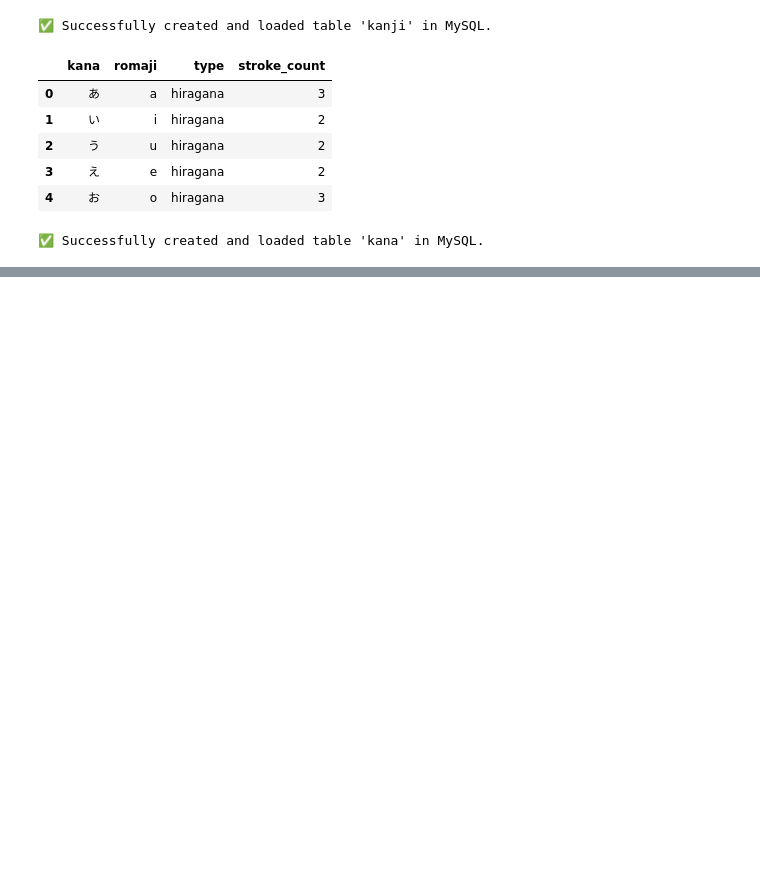
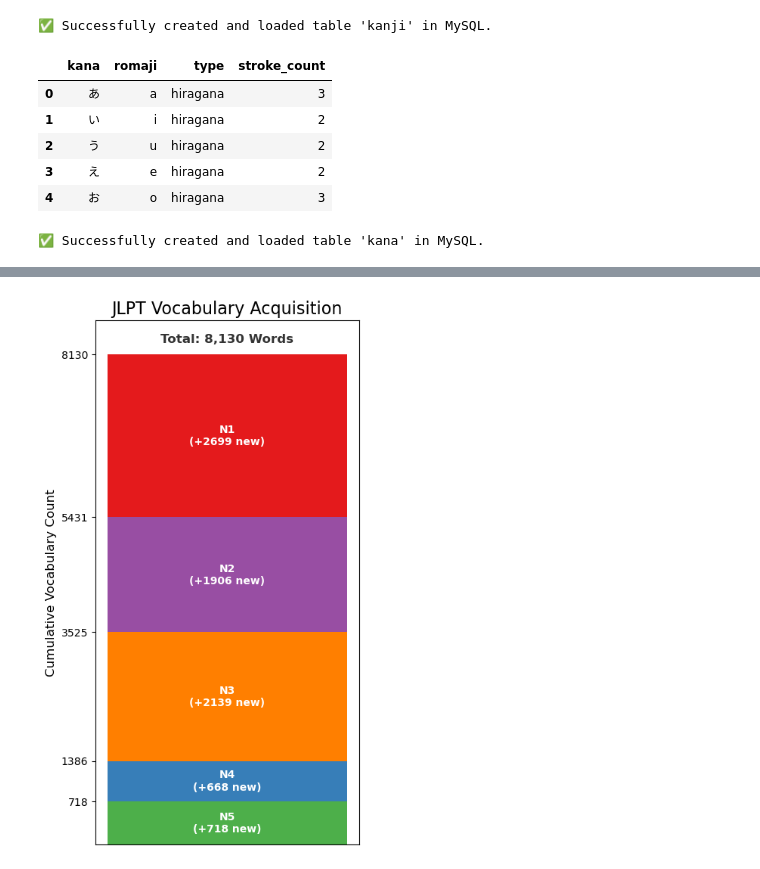
Before and after one commit to naeron75/basic-japanese-learning, a Jupyter notebook: exploration.ipynb, the cells around one changed output, grey strips where cells are left out. Cells and saved outputs as stored; diff of their text form; code cells hidden in the pictures; blank space fills up the shorter version.

```diff
--- a/exploration.ipynb
+++ b/exploration.ipynb
@@ -76,3 +41,5 @@ jlpt_df.head()
+# %%
+jlpt_df['furigana'] = jlpt_df['furigana'].fillna(jlpt_df['word'])
 # %%
 kanji_list = jlpt_df["word"].apply(
     lambda w: [c for c in w if is_kanji(c)]
@@ -396,0 +512,61 @@ except Exception as e:
+# %%
+df_raw = pd.DataFrame(jlpt_df, columns=['word', 'jlpt_level'])
+
+# Define the correct order for the levels (Crucial for correct plotting)
+level_order = ['N5', 'N4', 'N3', 'N2', 'N1']
+df_raw['jlpt_level'] = pd.Categorical(df_raw['jlpt_level'], categories=level_order, ordered=True)
+
+# Group by level and count the words to get the 'New_Words' per level
+df_processed = df_raw.groupby('jlpt_level').size().reset_index(name='New_Words')
+df_processed = df_processed.rename(columns={'jlpt_level': 'Level'})
+
+# Calculate the Cumulative Total
+df_processed['Cumulative_Total'] = df_processed['New_Words'].cumsum()
+current_total = df_processed['Cumulative_Total'].iloc[-1]
+# --- 2. Plotting the Stacked Bar Chart ---
+
+colors = ['#4daf4a', '#377eb8', '#ff7f00', '#984ea3', '#e41a1c']
+
+plt.figure(figsize=(4.5, 9))
+
+# Initialize the bottom for stacking
+current_bottom = 0
+
+for i in range(len(df_processed)):
+    level = df_processed['Level'].iloc[i]
+    new_words = df_processed['New_Words'].iloc[i]
+
+    # Plot the bar segment for the current level's new words
+    plt.bar('JLPT Vocabulary', new_words, bottom=current_bottom, color=colors[i])
+
+    # Add text label inside the bar segment for clarity
+    cumulative_count = current_bottom + new_words
+    text_y_pos = current_bottom + (new_words / 2)
+
+    # Only place label if segment is large enough
+    if new_words > current_total * 0.03:
+        plt.text('JLPT Vocabulary', text_y_pos,
+                 f'{level}\n(+{new_words} new)',
+                 ha='center', va='center', color='white', fontsize=10, fontweight='bold')
+
+    # Update the bottom for the next stack
+    current_bottom = cumulative_count
+
+# Add the final cumulative total at the very top
+plt.text('JLPT Vocabulary', current_bottom + (current_total * 0.02),
+         f'Total: {current_total:,} Words',
+         ha='center', va='bottom', fontsize=12, fontweight='bold', color='#333333')
+
+
+plt.title('JLPT Vocabulary Acquisition', fontsize=16)
+plt.ylabel('Cumulative Vocabulary Count', fontsize=12)
+# Set Y-ticks to align with the cumulative totals
+plt.yticks(df_processed['Cumulative_Total'].tolist())
+plt.ylim(0, current_total * 1.07)
+plt.gca().tick_params(axis='x', which='both', bottom=False, top=False, labelbottom=False)
+
+# Save the plot
+plt.savefig('jlpt_vocabulary_stacked_chart_from_data.png', bbox_inches='tight')
+plt.show()
+# %% [output]
+[figure, added]
```
Also changed, not shown: parts of 15 cells of this notebook, 7 other files.
